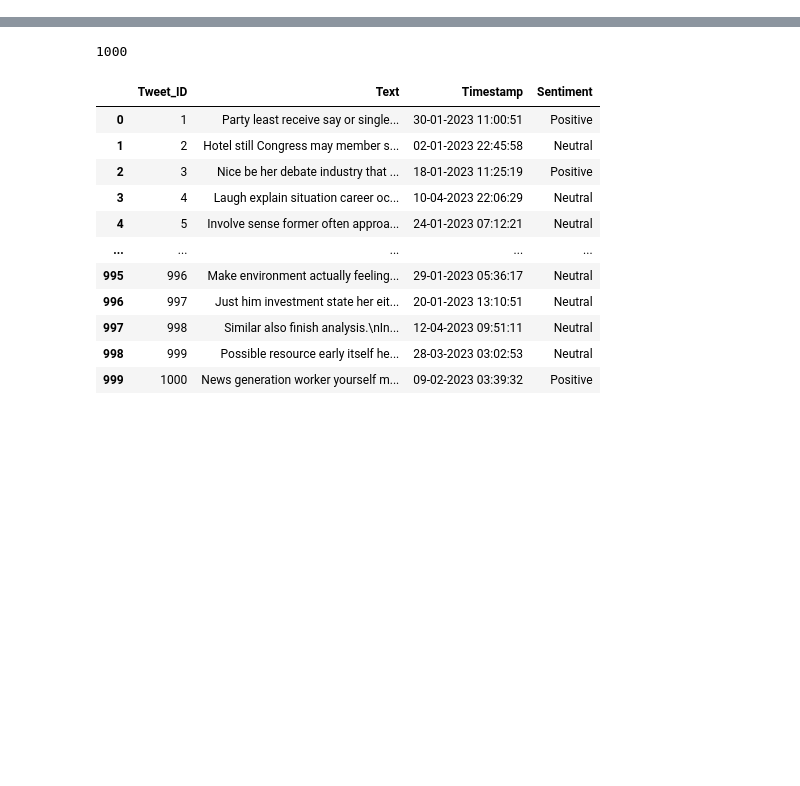
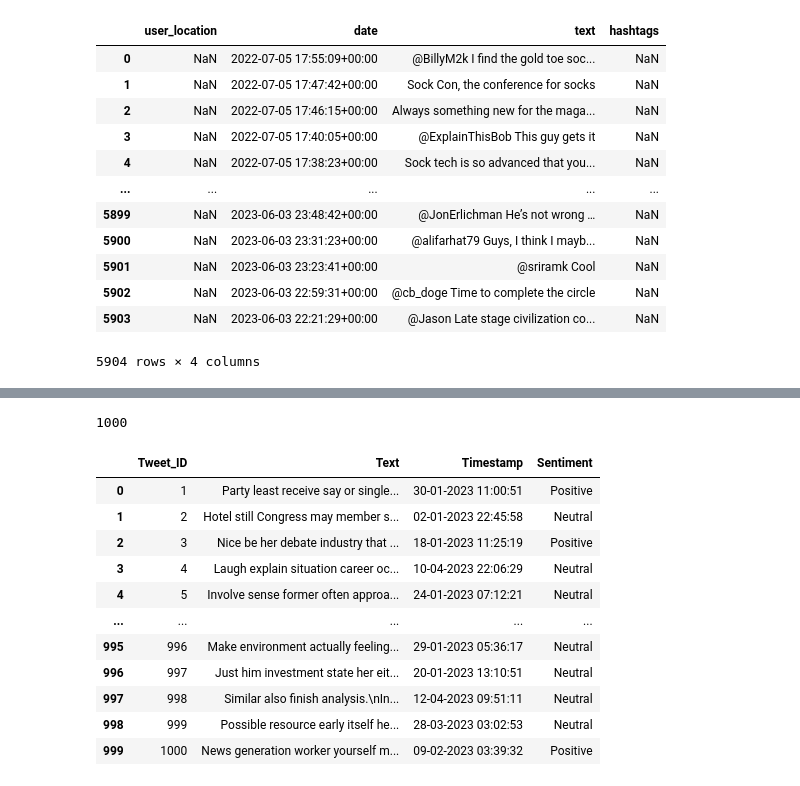
Before and after one commit to triom/LIVE-TWITTER-SENTIMENT-ANALYSIS, a Jupyter notebook: notebooks/draft.ipynb, the cells around one changed output, grey strips where cells are left out. Saved outputs shown, nothing was run; the diff lists cells and outputs as text; code cells hidden in the pictures; blank space fills up the shorter version.

```diff
--- a/notebooks/draft.ipynb
+++ b/notebooks/draft.ipynb
@@ -10,0 +30,18 @@ df = df.drop(columns=["Username", "Retweets", "Likes"])
+# %%
+df2 = pd.read_csv('elon_musk_tweets.csv')
+df2 = df2.drop(columns=["id","user_name","user_description","user_created","user_followers","user_friends","user_favourites","user_verified","source", "retweets", "favorites","is_retweet"])
+df2
+# %% [output]
+|  | user_location | date | text | hashtags |
+| 0 | NaN | 2022-07-05 17:55:09+00:00 | @BillyM2k I find the gold toe soc... | NaN |
+| 1 | NaN | 2022-07-05 17:47:42+00:00 | Sock Con, the conference for socks | NaN |
+| 2 | NaN | 2022-07-05 17:46:15+00:00 | Always something new for the maga... | NaN |
+| 3 | NaN | 2022-07-05 17:40:05+00:00 | @ExplainThisBob This guy gets it | NaN |
+| 4 | NaN | 2022-07-05 17:38:23+00:00 | Sock tech is so advanced that you... | NaN |
+| ... | ... | ... | ... | ... |
+| 5899 | NaN | 2023-06-03 23:48:42+00:00 | @JonErlichman He’s not wrong … | NaN |
+| 5900 | NaN | 2023-06-03 23:31:23+00:00 | @alifarhat79 Guys, I think I mayb... | NaN |
+| 5901 | NaN | 2023-06-03 23:23:41+00:00 | @sriramk Cool | NaN |
+| 5902 | NaN | 2023-06-03 22:59:31+00:00 | @cb_doge Time to complete the circle | NaN |
+| 5903 | NaN | 2023-06-03 22:21:29+00:00 | @Jason Late stage civilization co... | NaN |
+5904 rows × 4 columns
```
Also changed, not shown: parts of 11 cells of this notebook, 8 other files.
